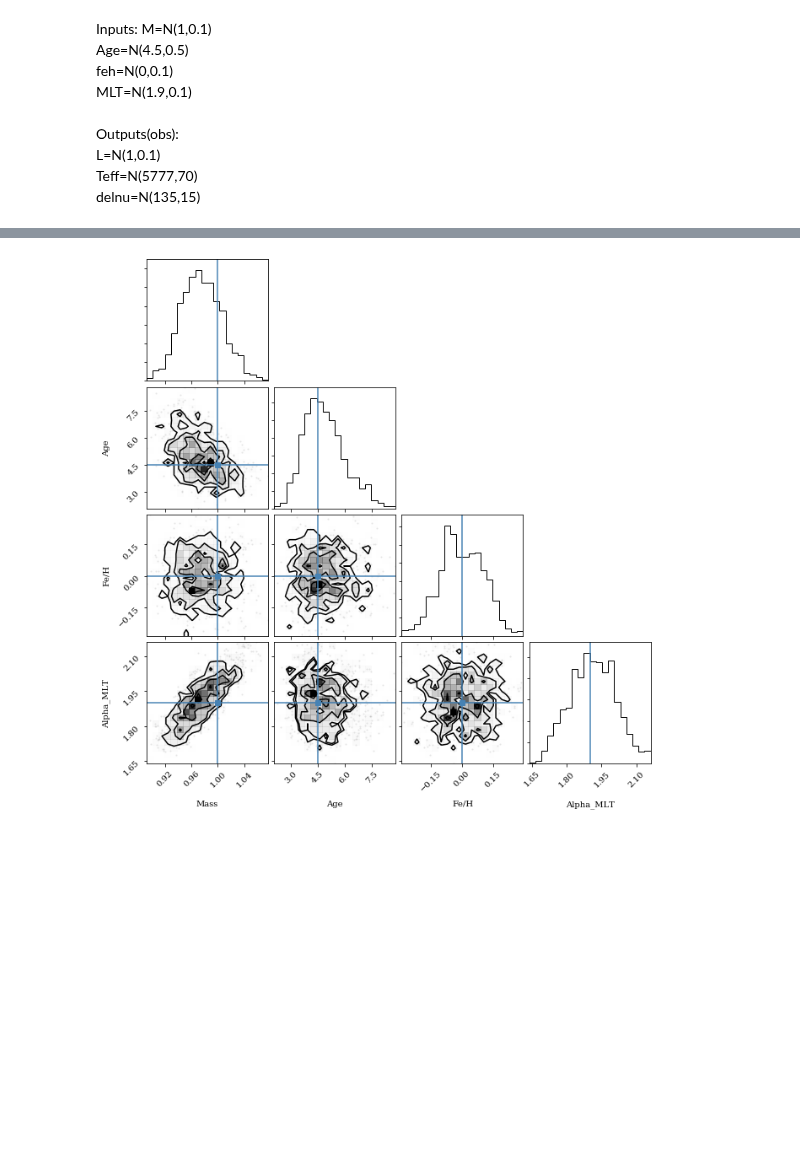
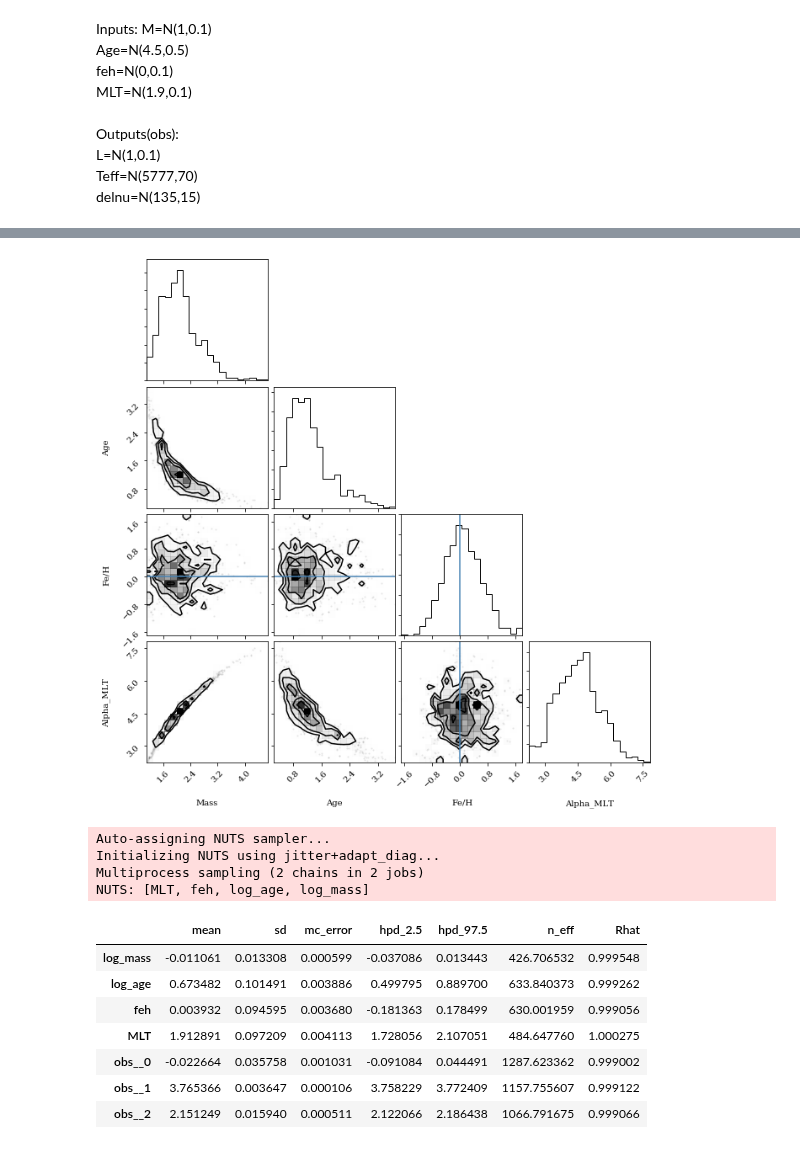
Before and after one commit to Harry-Westwood/Y4-Project-InterNeuralStellar, a Jupyter notebook: Hin's_files/model_sun_test.ipynb, the cells around one changed output, grey strips where cells are left out. Cells and saved outputs as stored; diff of their text form; code cells hidden in the pictures; blank space fills up the shorter version.

```diff
--- a/Hin's_files/model_sun_test.ipynb
+++ b/Hin's_files/model_sun_test.ipynb
@@ -113,6 +119,52 @@ array([[<matplotlib.axes._subplots.AxesSubplot object at 0x...>,
 # %%
 import corner
-corner.corner(np.array([10**trace['log_mass'], 10**trace['log_age'], trace['feh'], trace['MLT']]).T, truths=[1.0, 4.5, 0, 1.9],
+corner.corner(np.array([trace['mass'], trace['age'], trace['feh'], trace['MLT']]).T, truths=[1.0, 4.5, 0, 1.9],
              labels=['Mass', 'Age', 'Fe/H', 'Alpha_MLT']);
 # %% [output]
-[figure, old version]
+[figure, new version]
+# %%
+m1.getWeights()
+weights=m1.model.get_weights()
+
+def manualPredict(inputs):
+    #input shape = 1D array with length as number of NN inputs
+    no_hidden_layers = len(weights)/2-1
+    xx=inputs
+    for i in np.arange(0,no_hidden_layers)*2:
+        i=int(i)
+        xx=T.nnet.relu(pm.math.dot(xx,weights[i])+weights[i+1],0)
+    xx=pm.math.dot(xx,weights[-2])+weights[-1]
+    return xx.T
+
+model = pm.Model()
+with model:
+
+    log_m = pm.Normal('log_mass',np.log10(1),0.1)
+    log_a = pm.Normal('log_age',np.log10(4.5),0.1)
+    feh = pm.Normal('feh',0,0.1)
+    MLT = pm.Normal('MLT',1.9,0.1)
+
+    obs = pm.Deterministic('obs',manualPredict([log_m, log_a, feh, MLT]))
+
+    obs_L = pm.Normal('obs_L',10**obs[0],0.1, observed=1.0)
+    obs_Teff = pm.Normal('obs_Teff',10**obs[1],70, observed=5777)
+    obs_delnu = pm.Normal('obs_delnu',10**obs[2],15, observed=135)
+
+start = {'log_m': 0.8, 'log_a': 2.5, 'feh':0.1, 'MLT':1.8}
+with model:
+    trace = pm.sample(start=start)
+
+pm.summary(trace)
+# %% [output]
+Auto-assigning NUTS sampler...
+Initializing NUTS using jitter+adapt_diag...
+Multiprocess sampling (2 chains in 2 jobs)
+NUTS: [MLT, feh, log_age, log_mass]
+|  | mean | sd | mc_error | hpd_2.5 | hpd_97.5 | n_eff | Rhat |
+| log_mass | -0.011061 | 0.013308 | 0.000599 | -0.037086 | 0.013443 | 426.706532 | 0.999548 |
+| log_age | 0.673482 | 0.101491 | 0.003886 | 0.499795 | 0.889700 | 633.840373 | 0.999262 |
+| feh | 0.003932 | 0.094595 | 0.003680 | -0.181363 | 0.178499 | 630.001959 | 0.999056 |
+| MLT | 1.912891 | 0.097209 | 0.004113 | 1.728056 | 2.107051 | 484.647760 | 1.000275 |
+| obs__0 | -0.022664 | 0.035758 | 0.001031 | -0.091084 | 0.044491 | 1287.623362 | 0.999002 |
+| obs__1 | 3.765366 | 0.003647 | 0.000106 | 3.758229 | 3.772409 | 1157.755607 | 0.999122 |
+| obs__2 | 2.151249 | 0.015940 | 0.000511 | 2.122066 | 2.186438 | 1066.791675 | 0.999066 |
```
Also changed, not shown: parts of 5 cells of this notebook.
